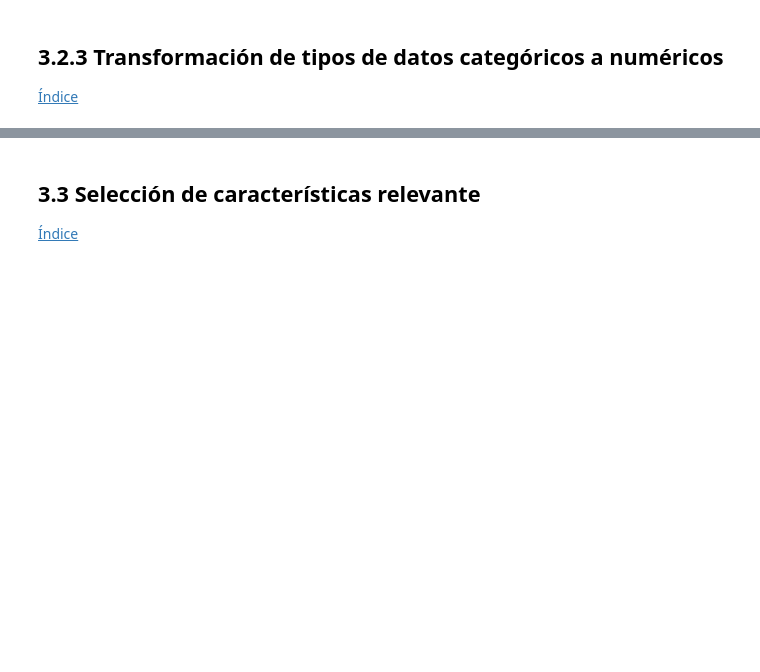
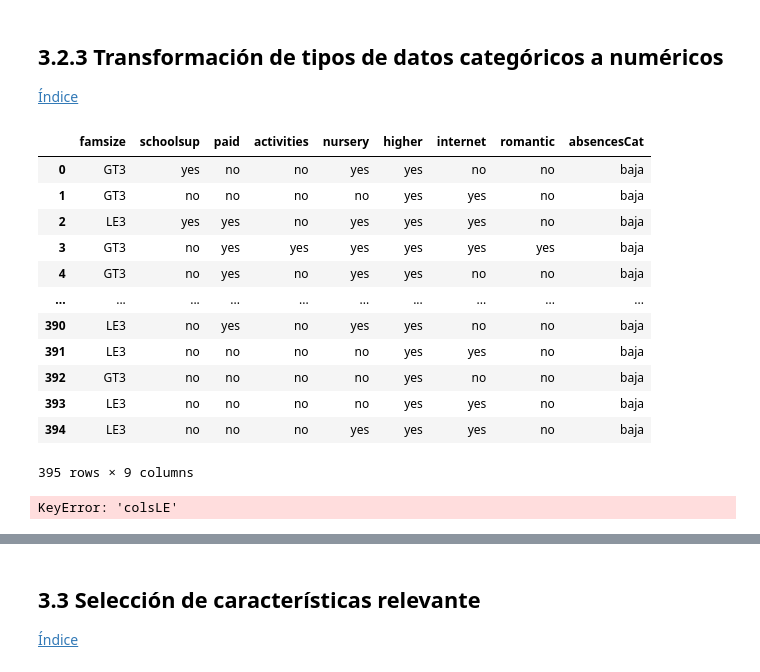
Before and after one commit to rmmateosv/SAA2223, a Jupyter notebook: Tema3/01_alumnos.ipynb, the cells around one changed output, grey strips where cells are left out. Cells and saved outputs as stored; diff of their text form; code cells hidden in the pictures; blank space fills up the shorter version.

```diff
--- a/Tema3/01_alumnos.ipynb
+++ b/Tema3/01_alumnos.ipynb
@@ -1420,3 +1444,33 @@ Name: absencesCat2, dtype: int64
 # %% [markdown]
 ## 3.2.3 Transformación de tipos de datos categóricos a numéricos<a name="3_2_3"></a>
 [Índice](#indice)
+# %%
+# LABEL-ENCODING
+# Se lo aplicamos a columnas categóricas con un relación de orden en las categorías
+# Columnas
+colsLE = ['famsize','schoolsup','paid','activities','nursery','higher','internet','romantic','absencesCat']
+df[colsLE]
+# %% [output]
+|  | famsize | schoolsup | paid | activities | nursery | higher | internet | romantic | absencesCat |
+| 0 | GT3 | yes | no | no | yes | yes | no | no | baja |
+| 1 | GT3 | no | no | no | no | yes | yes | no | baja |
+| 2 | LE3 | yes | yes | no | yes | yes | yes | no | baja |
+| 3 | GT3 | no | yes | yes | yes | yes | yes | yes | baja |
+| 4 | GT3 | no | yes | no | yes | yes | no | no | baja |
+| ... | ... | ... | ... | ... | ... | ... | ... | ... | ... |
+| 390 | LE3 | no | yes | no | yes | yes | no | no | baja |
+| 391 | LE3 | no | no | no | no | yes | yes | no | baja |
+| 392 | GT3 | no | no | no | no | yes | no | no | baja |
+| 393 | LE3 | no | no | no | no | yes | yes | no | baja |
+| 394 | LE3 | no | no | no | yes | yes | yes | no | baja |
+395 rows × 9 columns
+# %%
+# Crear objeto que hace el proceso de label encoding
+le = preprocessing.LabelEncoder()
+# Hacemos la transformación -> Hay que hacerlo de columna en columna
+for c in colsLE:
+    df[c] = le.fit_transform(df[c])
+# Mostrar datos transformados
+df[colsLE]
+# %% [output]
+KeyError: 'colsLE'
```
Also changed, not shown: parts of 17 cells of this notebook.
